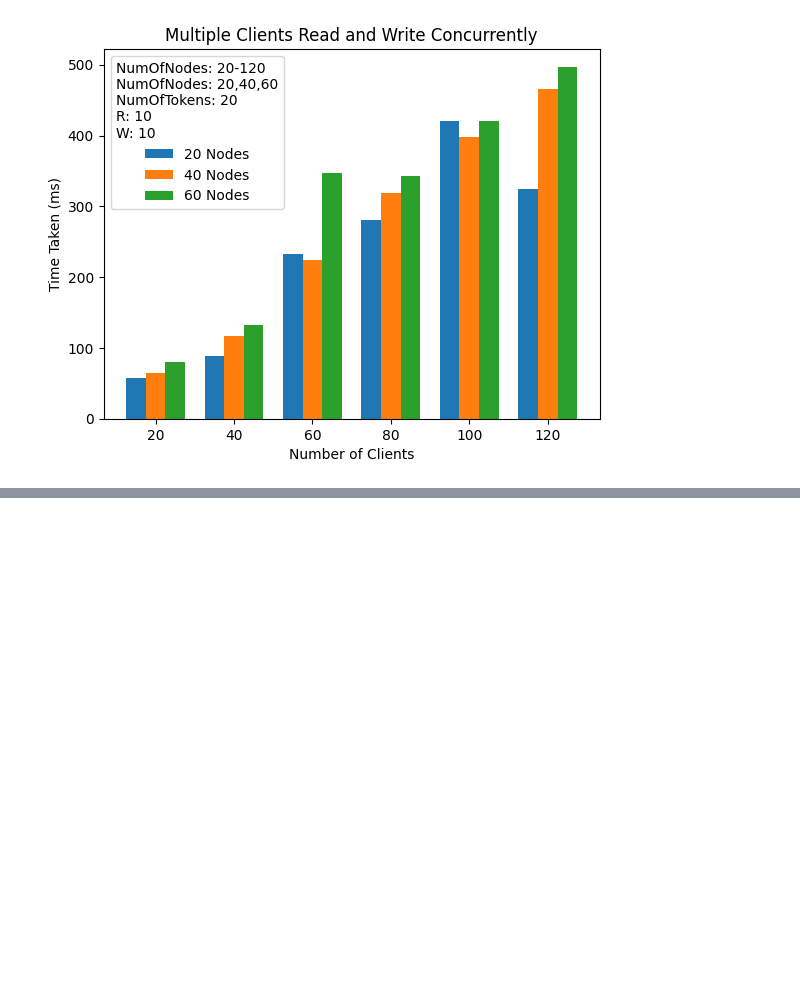
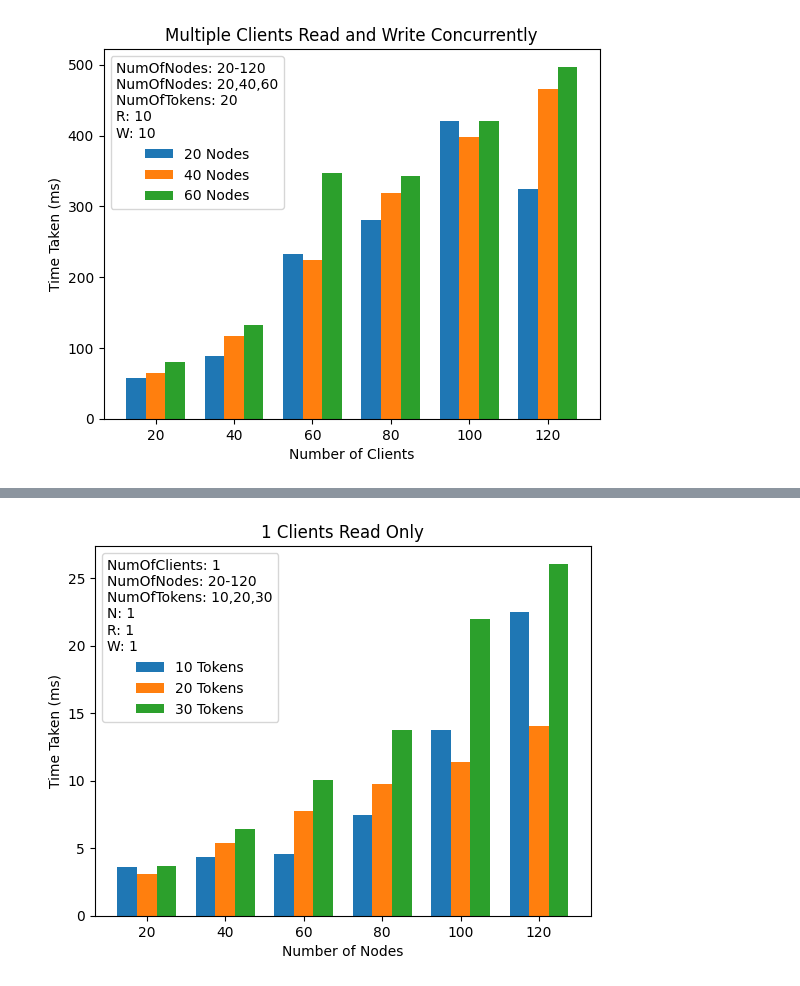
Before and after one commit to blue-plum-cloud/dynamoDB_ds, a Jupyter notebook: experiment.ipynb, the cells around one changed output, grey strips where cells are left out. Saved outputs shown, nothing was run; the diff lists cells and outputs as text; code cells hidden in the pictures; blank space fills up the shorter version.

```diff
--- a/experiment.ipynb
+++ b/experiment.ipynb
@@ -78,0 +122,39 @@ plt.show()
+# %%
+### Single Client reading once, against vairous num of nodes and num of tokens with 10R and 10W
+import matplotlib.pyplot as plt
+import numpy as np
+
+# Your data
+x_axis = ['20', '40', '60', '80', '100', '120']
+y_1 = ['3.63', '4.317584', '4.541292', '7.460125', '13.740416', '22.460667']
+y_2 = ['3.104875','5.420334','7.772375','9.778709','11.386167','14.07775']
+y_3 = ['3.689458', '6.448959','10.071042','13.724875','21.940708','26.070708']
+
+
+# Convert data to numerical format
+x = np.arange(len(x_axis))  # the label locations
+y_1 = [float(i) for i in y_1]
+y_2 = [float(i) for i in y_2]
+y_3 = [float(i) for i in y_3]
+
+# Bar width
+width = 0.25  # the width of the bars
+
+# Plotting
+fig, ax = plt.subplots()
+rects1 = ax.bar(x - width, y_1, width, label='10 Tokens')
+rects2 = ax.bar(x, y_2, width, label='20 Tokens')
+rects3 = ax.bar(x + width, y_3, width, label='30 Tokens')
+
+# Add some text for labels, title, and custom x-axis tick labels, etc.
+ax.set_xlabel('Number of Nodes')
+plt.ylabel('Time Taken (ms)')
+plt.title('1 Clients Read Only')
+plt.legend(title='NumOfClients: 1\nNumOfNodes: 20-120\nNumOfTokens: 10,20,30\nN: 1\nR: 1\nW: 1', loc='upper left')
+ax.set_xticks(x)
+ax.set_xticklabels(x_axis)
+# ax.legend()
+
+plt.show()
+# %% [output]
+[figure, added]
```
Also changed, not shown: parts of 3 cells of this notebook, 2 other files.
